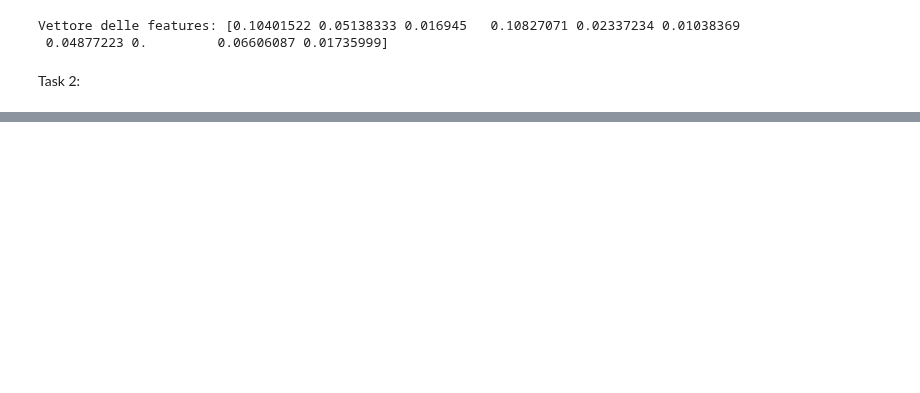
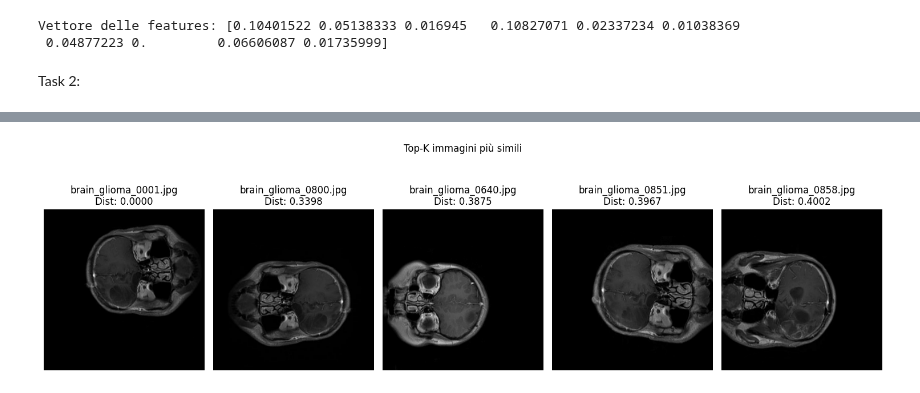
Before and after one commit to Calienn/DBmulti, a Jupyter notebook: resnet_features.ipynb, the cells around one changed output, grey strips where cells are left out. Drawn from its saved outputs; the diff is of its cells as text; code cells hidden in the pictures; blank space fills up the shorter version.

Commit message:
Task 3 resnet_features

```diff
--- a/resnet_features.ipynb
+++ b/resnet_features.ipynb
@@ -160,0 +166,82 @@ print(f"[FINE] Elaborate {len(image_features)} immagini da {len(subfolders)} cla
+# %%
+import torch
+import numpy as np
+import matplotlib.pyplot as plt
+from PIL import Image
+import os
+from torchvision import models
+from torchvision import transforms
+
+# === Funzioni già definite nel tuo codice ===
+def preprocess_image(img_path):
+    img = Image.open(img_path).convert('RGB')
+    transform = transforms.Compose([
+        transforms.Resize(256),
+        transforms.CenterCrop(224),
+        transforms.ToTensor(),
+        transforms.Normalize(mean=[0.485, 0.456, 0.406], std=[0.229, 0.224, 0.225])
+    ])
+    img_tensor = transform(img).unsqueeze(0)
+    return img_tensor
+
+def extract_resnet_features(img_tensor, model):
+    def hook_fn(module, input, output):
+        hook_fn.features = output
+
+    hook = model.layer3[0].register_forward_hook(hook_fn)
+    model(img_tensor)
+    hook.remove()
+
+    features = hook_fn.features.squeeze()
+    return features
+
+def extract_and_process_image(img_path, model):
+    img_tensor = preprocess_image(img_path)
+    features = extract_resnet_features(img_tensor, model)
+    features_vector = features.detach().mean(dim=[1, 2]).cpu().numpy()
+    return features_vector
+
+# === Funzione per trovare immagini simili ===
+def find_top_k_similar(query_img_path, k, features_npz_path, model, image_folder):
+    # Carica le feature, nomi file e label salvati
+    data = np.load(features_npz_path)
+    features = data['features']
+    filenames = data['filenames']
+    labels = data['labels']
+
+    # Estrai feature per immagine di query
+    query_feature = extract_and_process_image(query_img_path, model)
+
+    # Calcola distanza euclidea tra query e tutte le immagini salvate
+    dists = np.linalg.norm(features - query_feature, axis=1)
+
+    # Trova gli indici delle k immagini più simili (con distanza minore)
+    top_k_indices = np.argsort(dists)[:k]
+
+    # Visualizza risultati
+    plt.figure(figsize=(15, 5))
+    for i, idx in enumerate(top_k_indices):
+        img_path = os.path.join(image_folder, labels[idx], filenames[idx])
+        img = Image.open(img_path).convert("RGB")
+        plt.subplot(1, k, i + 1)
+        plt.imshow(img)
+        plt.axis('off')
+        plt.title(f"{filenames[idx]}\nDist: {dists[idx]:.4f}")
+    plt.suptitle("Top-K immagini più simili")
+    plt.tight_layout()
+    plt.show()
+
+# === Esempio di utilizzo ===
+if __name__ == "__main__":
+    model = models.resnet50(pretrained=True)
+    model.eval()
+
+    # Parametri
+    query_image_path = "Part1/brain_glioma/brain_glioma_0001.jpg"  # Sostituisci con il tuo file immagine
+    k = 5
+    features_npz = "resnet_features_all.npz"
+    base_folder = "Part1"
+
+    find_top_k_similar(query_image_path, k, features_npz, model, base_folder)
+# %% [output]
+[figure, added]
```
Also changed, not shown: parts of 4 cells of this notebook.
